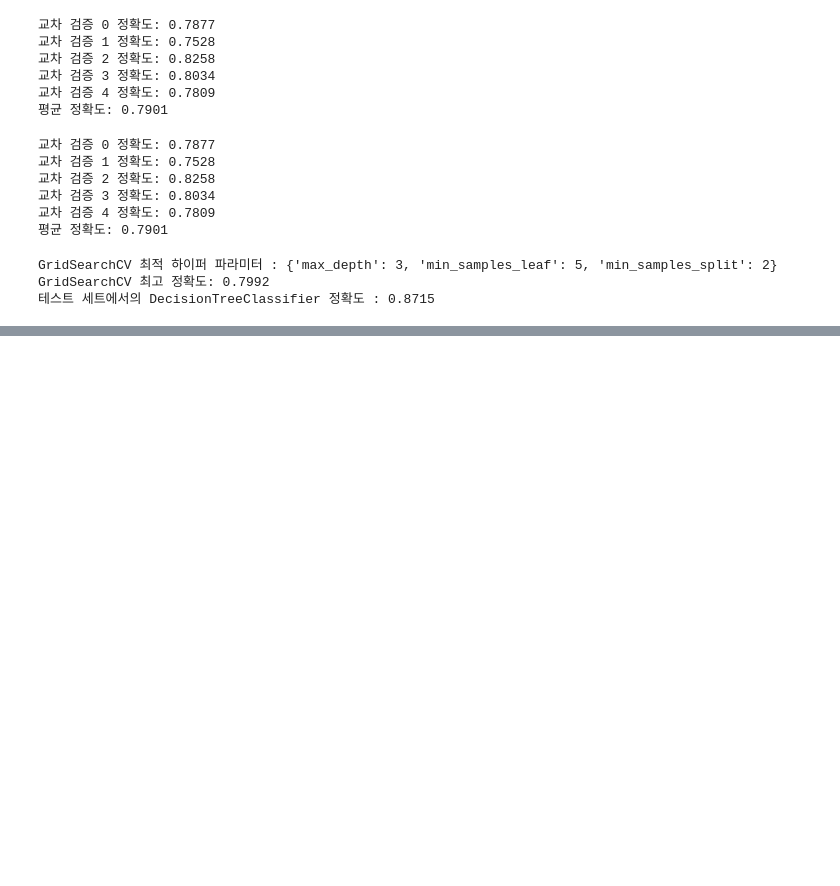
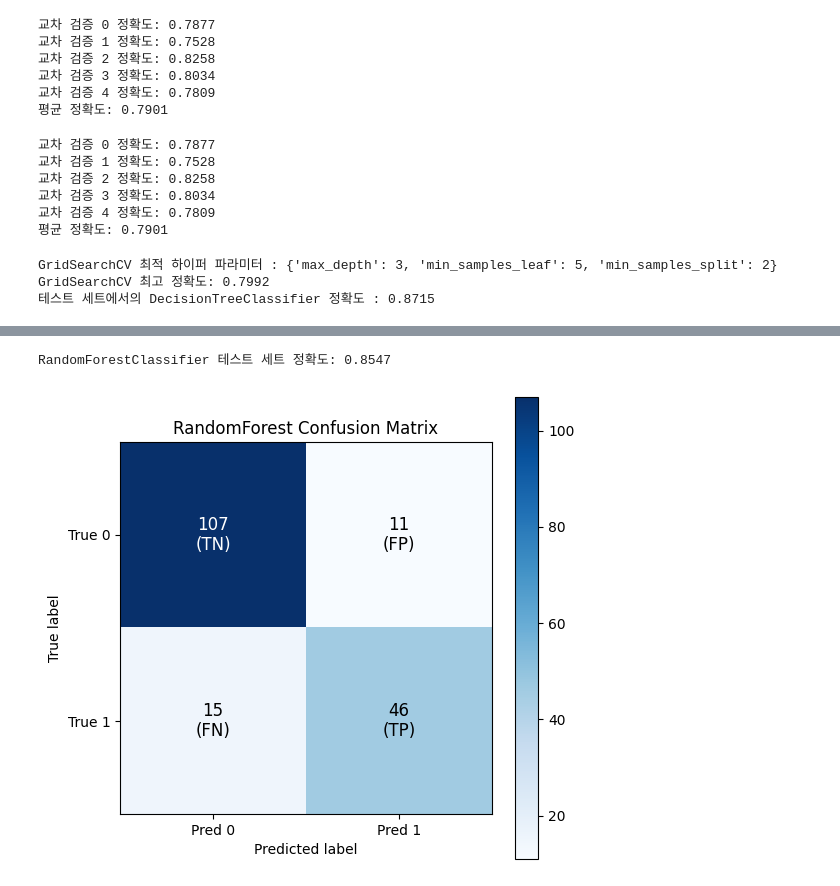
Before and after one commit to JyoARa/Machine-Learning, a Jupyter notebook: scikit-learn/수정중/타이타닉분석.ipynb, the cells around one changed output, grey strips where cells are left out. Saved outputs shown, nothing was run; the diff lists cells and outputs as text; code cells hidden in the pictures; blank space fills up the shorter version.

```diff
--- a/scikit-learn/수정중/타이타닉분석.ipynb
+++ b/scikit-learn/수정중/타이타닉분석.ipynb
@@ -760,0 +853,59 @@ GridSearchCV 최고 정확도: 0.7992
+# %%
+from sklearn.ensemble import RandomForestClassifier
+from sklearn.metrics import confusion_matrix, accuracy_score
+import matplotlib.pyplot as plt
+import numpy as np
+
+# ==========================================
+# 1️⃣ RandomForest 모델 학습
+# ==========================================
+rf_clf = RandomForestClassifier(random_state=11)
+rf_clf.fit(X_train, y_train)
+
+# ==========================================
+# 2️⃣ 테스트 데이터 예측
+# ==========================================
+y_pred = rf_clf.predict(X_test)
+
+# ==========================================
+# 3️⃣ 정확도 평가
+# ==========================================
+accuracy = accuracy_score(y_test, y_pred)
+print(f"RandomForestClassifier 테스트 세트 정확도: {accuracy:.4f}")
+
+# ==========================================
+# 4️⃣ 혼동행렬 계산
+# ==========================================
+cm = confusion_matrix(y_test, y_pred)
+
+# TP, TN, FP, FN 위치 정의 (2x2 혼동행렬 기준)
+# [[TN, FP],
+#  [FN, TP]]
+labels = np.array([['TN', 'FP'], ['FN', 'TP']])
+
+# ==========================================
+# 5️⃣ 혼동행렬 시각화
+# ==========================================
+fig, ax = plt.subplots(figsize=(6,6))
+im = ax.imshow(cm, cmap=plt.cm.Blues)
+
+# 축 라벨 설정
+ax.set_xticks(np.arange(2))
+ax.set_yticks(np.arange(2))
+ax.set_xticklabels(['Pred 0', 'Pred 1'])
+ax.set_yticklabels(['True 0', 'True 1'])
+plt.xlabel("Predicted label")
+plt.ylabel("True label")
+plt.title("RandomForest Confusion Matrix")
+
+# 각 칸에 숫자 + TP/TN/FP/FN 표시
+for i in range(2):
+    for j in range(2):
+        text = f"{cm[i,j]}\n({labels[i,j]})"
+        ax.text(j, i, text, ha="center", va="center", color="white" if cm[i,j] > cm.max()/2 else "black", fontsize=12)
+
+plt.colorbar(im)
+plt.show()
+# %% [output]
+RandomForestClassifier 테스트 세트 정확도: 0.8547
+[figure, added]
```
Also changed, not shown: parts of 6 cells of this notebook.
